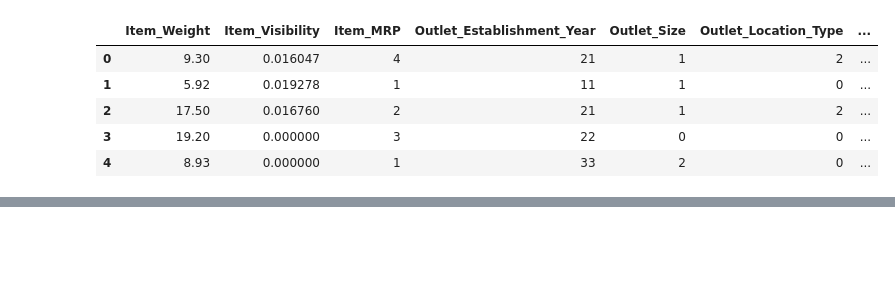
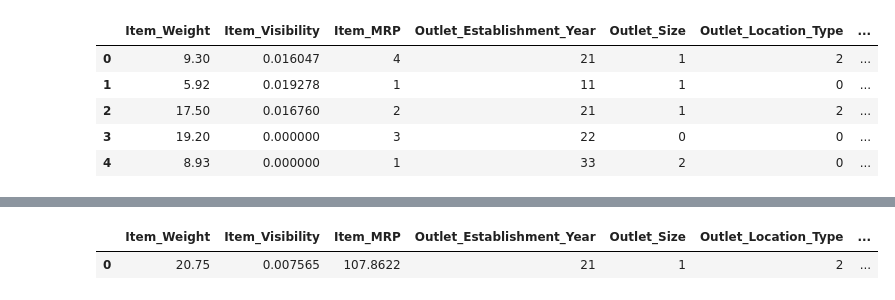
Before and after one commit to Hector242/aprendizaje_de_maquinas2_proyecto, a Jupyter notebook: Notebook/notebook_prueba.ipynb, the cells around one changed output, grey strips where cells are left out. Drawn from its saved outputs; the diff is of its cells as text; code cells hidden in the pictures; blank space fills up the shorter version.

```diff
--- a/Notebook/notebook_prueba.ipynb
+++ b/Notebook/notebook_prueba.ipynb
@@ -76,0 +156,14 @@ Intersección: 253.70
+# %%
+# adding missing features that are on train data
+list_feature = ['Outlet_Type_Grocery Store', 'Outlet_Type_Supermarket Type1',
+                'Outlet_Type_Supermarket Type2', 'Outlet_Type_Supermarket Type3']
+
+dataf.drop(columns='Outlet_Type_Supermarket Type1', inplace=True)
+
+for column in list_feature:
+    dataf[column] = 0
+
+dataf.head()
+# %% [output]
+|  | Item_Weight | Item_Visibility | Item_MRP | Outlet_Establishment_Year | Outlet_Size | Outlet_Location_Type | ... |
+| 0 | 20.75 | 0.007565 | 107.8622 | 21 | 1 | 2 | ... |
```
Also changed, not shown: parts of 8 cells of this notebook, 12 other files.
